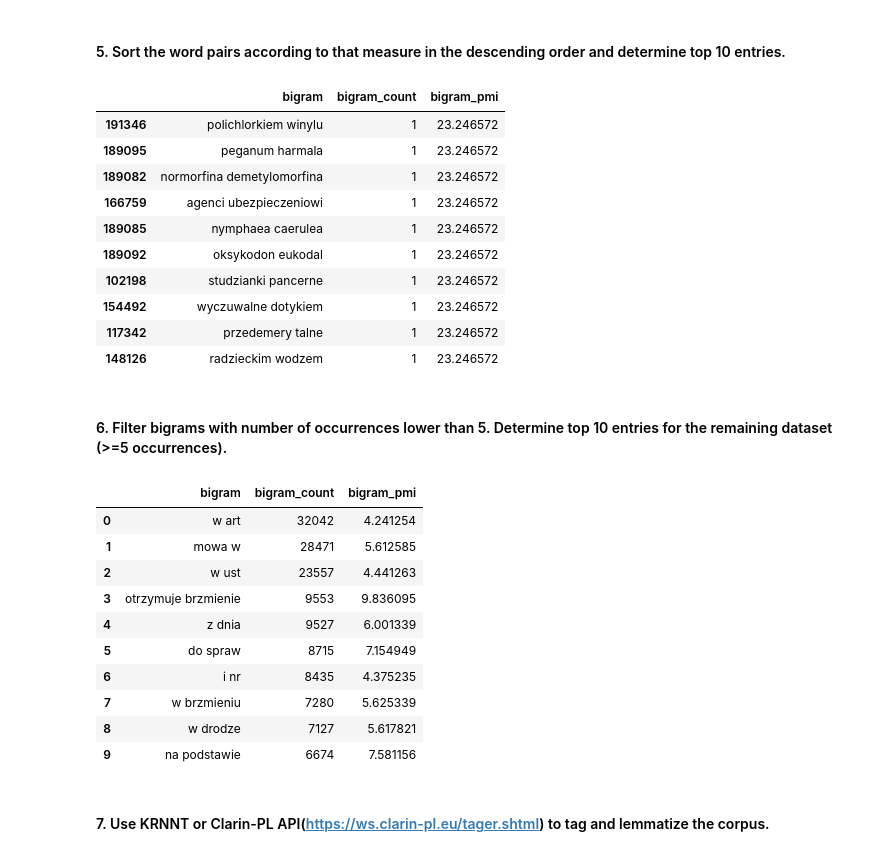
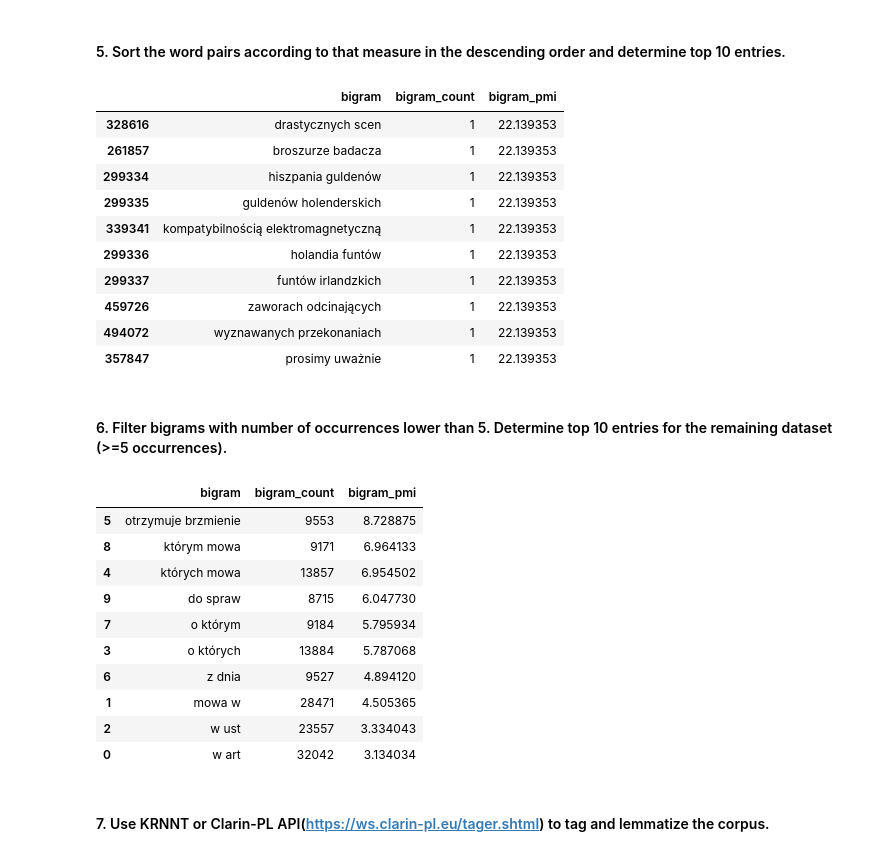
Before and after one commit to Smendowski/nlp, a Jupyter notebook: lab04/lab04_lang_modelling.ipynb, the cells around one changed output. Drawn from its saved outputs; the diff is of its cells as text; code cells hidden in the pictures.

```diff
--- a/lab04/lab04_lang_modelling.ipynb
+++ b/lab04/lab04_lang_modelling.ipynb
@@ -109,7 +109,7 @@ ngram_counts.most_common(15)
 ngram_counts_valid = {}
 
 def is_valid_ngram(ngram: str) -> bool:
-    return True if regex.search(r"[^a-zA-Z\s]", ngram) is None else False
+    return True if regex.search(r"[^a-zA-Z\s\p{L}]", ngram) is None else False
 
 for ngram_count in ngram_counts.items():
     ngram, count = ngram_count
@@ -230,32 +230,32 @@ df_ngram_counts['bigram_pmi'] = df_ngram_counts['bigram'].apply(calculate_bigram
 df_ngram_counts.sort_values('bigram_pmi', ascending=False).head(10)
 # %% [output]
 |  | bigram | bigram_count | bigram_pmi |
-| 191346 | polichlorkiem winylu | 1 | 23.246572 |
-| 189095 | peganum harmala | 1 | 23.246572 |
-| 189082 | normorfina demetylomorfina | 1 | 23.246572 |
-| 166759 | agenci ubezpieczeniowi | 1 | 23.246572 |
-| 189085 | nymphaea caerulea | 1 | 23.246572 |
-| 189092 | oksykodon eukodal | 1 | 23.246572 |
-| 102198 | studzianki pancerne | 1 | 23.246572 |
-| 154492 | wyczuwalne dotykiem | 1 | 23.246572 |
-| 117342 | przedemery talne | 1 | 23.246572 |
-| 148126 | radzieckim wodzem | 1 | 23.246572 |
+| 328616 | drastycznych scen | 1 | 22.139353 |
+| 261857 | broszurze badacza | 1 | 22.139353 |
+| 299334 | hiszpania guldenów | 1 | 22.139353 |
+| 299335 | guldenów holenderskich | 1 | 22.139353 |
+| 339341 | kompatybilnością elektromagnetyczną | 1 | 22.139353 |
+| 299336 | holandia funtów | 1 | 22.139353 |
+| 299337 | funtów irlandzkich | 1 | 22.139353 |
+| 459726 | zaworach odcinających | 1 | 22.139353 |
+| 494072 | wyznawanych przekonaniach | 1 | 22.139353 |
+| 357847 | prosimy uważnie | 1 | 22.139353 |
 # %% [markdown]
 #### 6. Filter bigrams with number of occurrences lower than 5. Determine top 10 entries for the remaining dataset (>=5 occurrences).
 # %%
-df_ngram_counts[df_ngram_counts['bigram_count'] >= 5].head(10)
+df_ngram_counts[df_ngram_counts['bigram_count'] >= 5].head(10).sort_values('bigram_pmi', ascending=False)
 # %% [output]
 |  | bigram | bigram_count | bigram_pmi |
-| 0 | w art | 32042 | 4.241254 |
-| 1 | mowa w | 28471 | 5.612585 |
-| 2 | w ust | 23557 | 4.441263 |
-| 3 | otrzymuje brzmienie | 9553 | 9.836095 |
-| 4 | z dnia | 9527 | 6.001339 |
-| 5 | do spraw | 8715 | 7.154949 |
-| 6 | i nr | 8435 | 4.375235 |
-| 7 | w brzmieniu | 7280 | 5.625339 |
-| 8 | w drodze | 7127 | 5.617821 |
-| 9 | na podstawie | 6674 | 7.581156 |
+| 5 | otrzymuje brzmienie | 9553 | 8.728875 |
+| 8 | którym mowa | 9171 | 6.964133 |
+| 4 | których mowa | 13857 | 6.954502 |
+| 9 | do spraw | 8715 | 6.047730 |
+| 7 | o którym | 9184 | 5.795934 |
+| 3 | o których | 13884 | 5.787068 |
+| 6 | z dnia | 9527 | 4.894120 |
+| 1 | mowa w | 28471 | 4.505365 |
+| 2 | w ust | 23557 | 3.334043 |
+| 0 | w art | 32042 | 3.134034 |
 # %% [markdown]
 #### 7. Use KRNNT or Clarin-PL API(https://ws.clarin-pl.eu/tager.shtml) to tag and lemmatize the corpus.
 # %%
```
Also changed, not shown: parts of 11 cells of this notebook.
